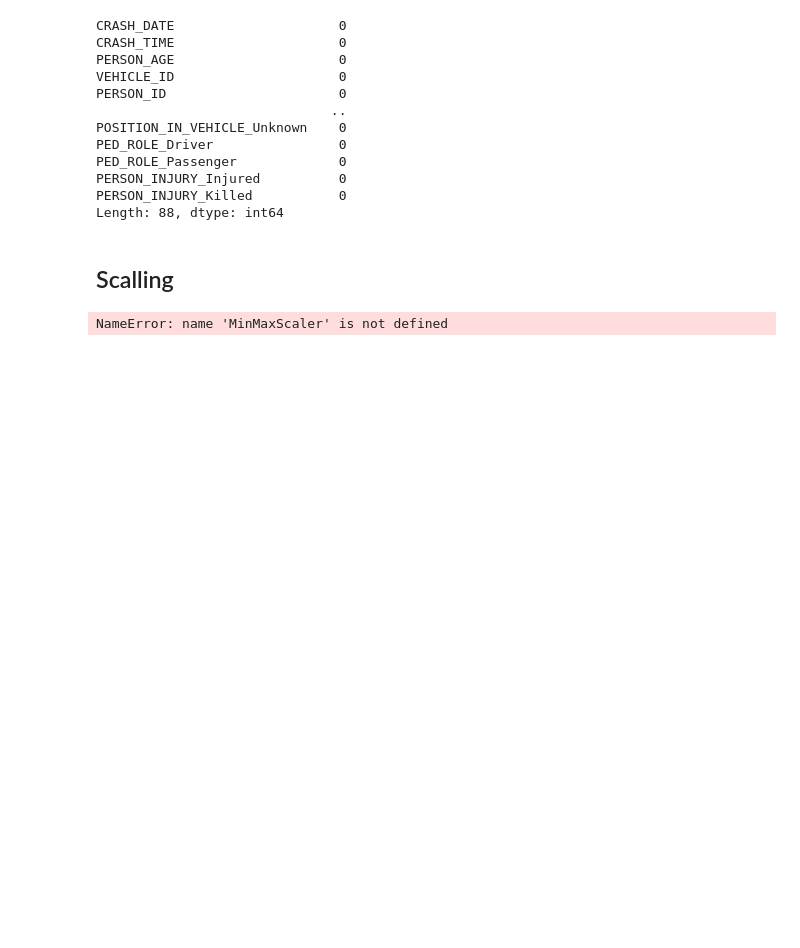
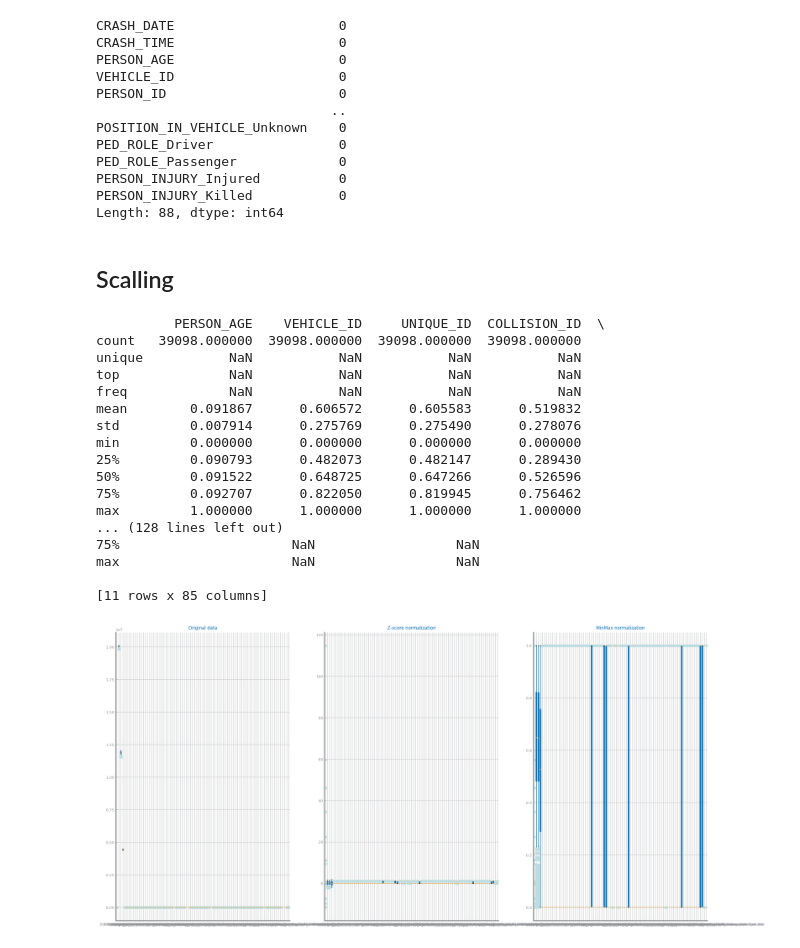
Before and after one commit to falc00/projetoCD, a Jupyter notebook: data_preparation_dataset1.ipynb, the cells around one changed output. Drawn from its saved outputs; the diff is of its cells as text; code cells hidden in the pictures; blank space fills up the shorter version.

```diff
--- a/data_preparation_dataset1.ipynb
+++ b/data_preparation_dataset1.ipynb
@@ -114,21 +114,43 @@ df_nr = new_dataset_1[numeric_vars]
 df_sb = new_dataset_1[symbolic_vars2]
 df_bool = new_dataset_1[boolean_vars]
 # %%
+transf = StandardScaler(with_mean=True, with_std=True, copy=True).fit(df_nr)
+tmp = pd.DataFrame(transf.transform(df_nr), index=new_dataset_1.index, columns= numeric_vars)
+norm_data_zscore = pd.concat([tmp, df_sb,  df_bool], axis=1)
+norm_data_zscore.to_csv(f'data/{file}_scaled_zscore.csv', index=False)
+
 transf = MinMaxScaler(feature_range=(0, 1), copy=True).fit(df_nr)
-tmp = pd.DataFrame(transf.transform(df_nr), index=df.index, columns= numeric_vars)
+tmp = pd.DataFrame(transf.transform(df_nr), index=new_dataset_1.index, columns= numeric_vars)
 norm_data_minmax = pd.concat([tmp, df_sb,  df_bool], axis=1)
 norm_data_minmax.to_csv(f'data/{file}_scaled_minmax.csv', index=False)
 print(norm_data_minmax.describe())
 df = new_dataset_1
 # Now we can se the result of the transformed data with a single boxplot, again.
 
 fig, axs = plt.pyplot.subplots(1, 3, figsize=(20,10),squeeze=False)
 axs[0, 0].set_title('Original data')
 df.boxplot(ax=axs[0, 0])
 axs[0, 1].set_title('Z-score normalization')
 norm_data_zscore.boxplot(ax=axs[0, 1])
 axs[0, 2].set_title('MinMax normalization')
 norm_data_minmax.boxplot(ax=axs[0, 2])
 plt.pyplot.show()
 # %% [output]
-NameError: name 'MinMaxScaler' is not defined
+          PERSON_AGE    VEHICLE_ID     UNIQUE_ID  COLLISION_ID  \
+count   39098.000000  39098.000000  39098.000000  39098.000000
+unique           NaN           NaN           NaN           NaN
+top              NaN           NaN           NaN           NaN
+freq             NaN           NaN           NaN           NaN
+mean        0.091867      0.606572      0.605583      0.519832
+std         0.007914      0.275769      0.275490      0.278076
+min         0.000000      0.000000      0.000000      0.000000
+25%         0.090793      0.482073      0.482147      0.289430
+50%         0.091522      0.648725      0.647266      0.526596
+75%         0.092707      0.822050      0.819945      0.756462
+max         1.000000      1.000000      1.000000      1.000000
+... (128 lines left out)
+75%                      NaN                  NaN
+max                      NaN                  NaN
+
+[11 rows x 85 columns]
+[figure, added]
```
Also changed, not shown: parts of 1 cell of this notebook, 25 other files.
